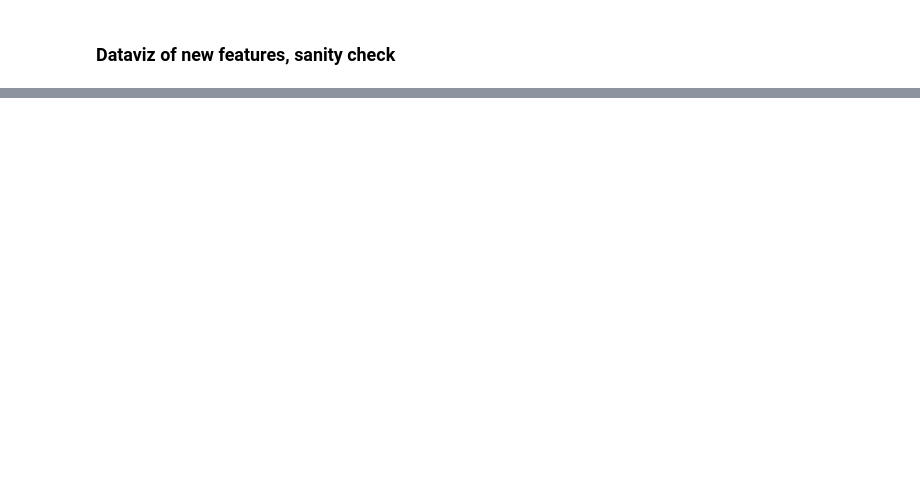
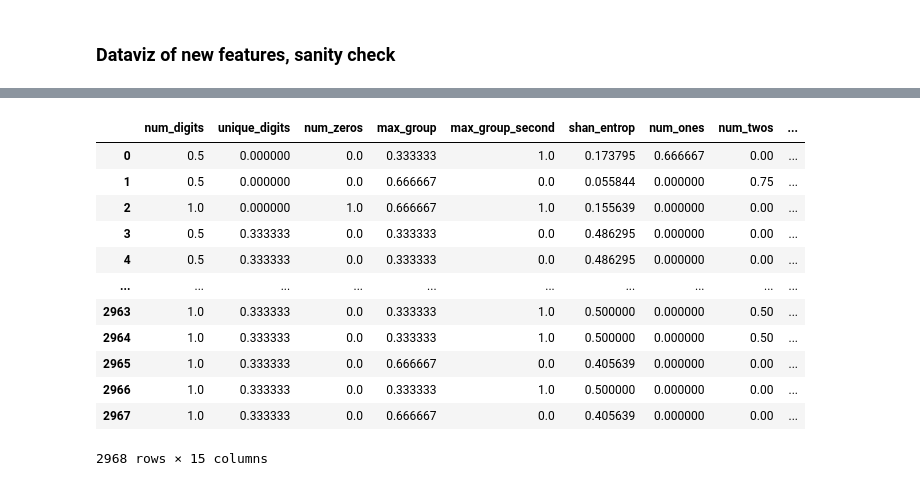
Before and after one commit to FardinAhsan146/DXB-Numberplate-Price-Predictor, a Jupyter notebook: feature_engineering_notebook.ipynb, the cells around one changed output, grey strips where cells are left out. Drawn from its saved outputs; the diff is of its cells as text; code cells hidden in the pictures; blank space fills up the shorter version.

```diff
--- a/feature_engineering_notebook.ipynb
+++ b/feature_engineering_notebook.ipynb
@@ -168,0 +188,14 @@ for word,num in num_dict.items()
+# %%
+# one-hot encoder
+OH_encoder = OneHotEncoder(handle_unknown = 'ignore', sparse = False)
+
+# one hot encoded dataframe
+df_oh = pd.DataFrame(OH_encoder.fit_transform(np.array(df['code']).reshape(-1,1)))
+
+# Get rid of code column to replace with encoded columns
+df = df.drop(['code'],axis = 1)
+
+# join the column to the main dataframe
+df = df.join(df_oh)
+
+df.head()
@@ -168,0 +230,16 @@ for word,num in num_dict.items()
+# %%
+df[num_cols]
+# %% [output]
+|  | num_digits | unique_digits | num_zeros | max_group | max_group_second | shan_entrop | num_ones | num_twos | ... |
+| 0 | 0.5 | 0.000000 | 0.0 | 0.333333 | 1.0 | 0.173795 | 0.666667 | 0.00 | ... |
+| 1 | 0.5 | 0.000000 | 0.0 | 0.666667 | 0.0 | 0.055844 | 0.000000 | 0.75 | ... |
+| 2 | 1.0 | 0.000000 | 1.0 | 0.666667 | 1.0 | 0.155639 | 0.000000 | 0.00 | ... |
+| 3 | 0.5 | 0.333333 | 0.0 | 0.333333 | 0.0 | 0.486295 | 0.000000 | 0.00 | ... |
+| 4 | 0.5 | 0.333333 | 0.0 | 0.333333 | 0.0 | 0.486295 | 0.000000 | 0.00 | ... |
+| ... | ... | ... | ... | ... | ... | ... | ... | ... | ... |
+| 2963 | 1.0 | 0.333333 | 0.0 | 0.333333 | 1.0 | 0.500000 | 0.000000 | 0.50 | ... |
+| 2964 | 1.0 | 0.333333 | 0.0 | 0.333333 | 1.0 | 0.500000 | 0.000000 | 0.50 | ... |
+| 2965 | 1.0 | 0.333333 | 0.0 | 0.666667 | 0.0 | 0.405639 | 0.000000 | 0.00 | ... |
+| 2966 | 1.0 | 0.333333 | 0.0 | 0.333333 | 1.0 | 0.500000 | 0.000000 | 0.00 | ... |
+| 2967 | 1.0 | 0.333333 | 0.0 | 0.666667 | 0.0 | 0.405639 | 0.000000 | 0.00 | ... |
+2968 rows × 15 columns
```
Also changed, not shown: parts of 16 cells of this notebook, 1 other file.
